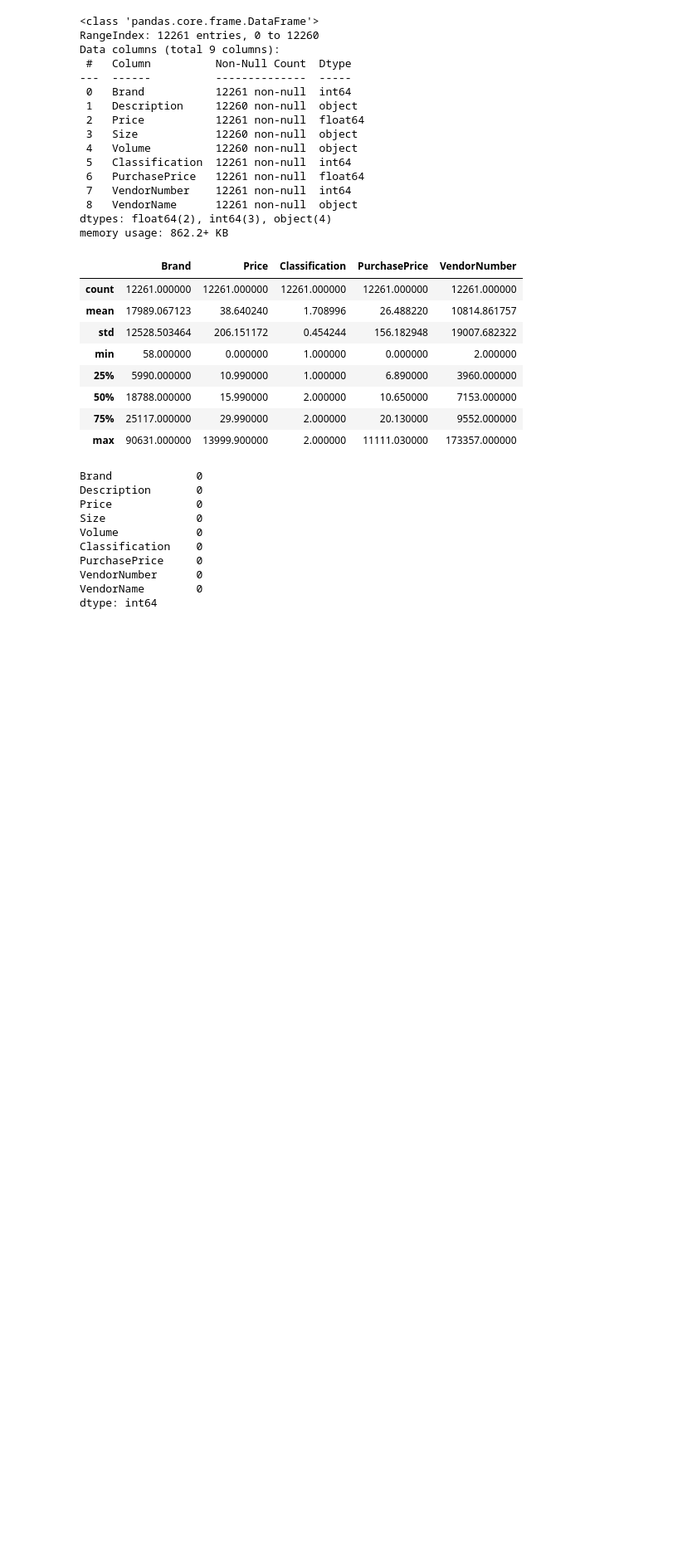
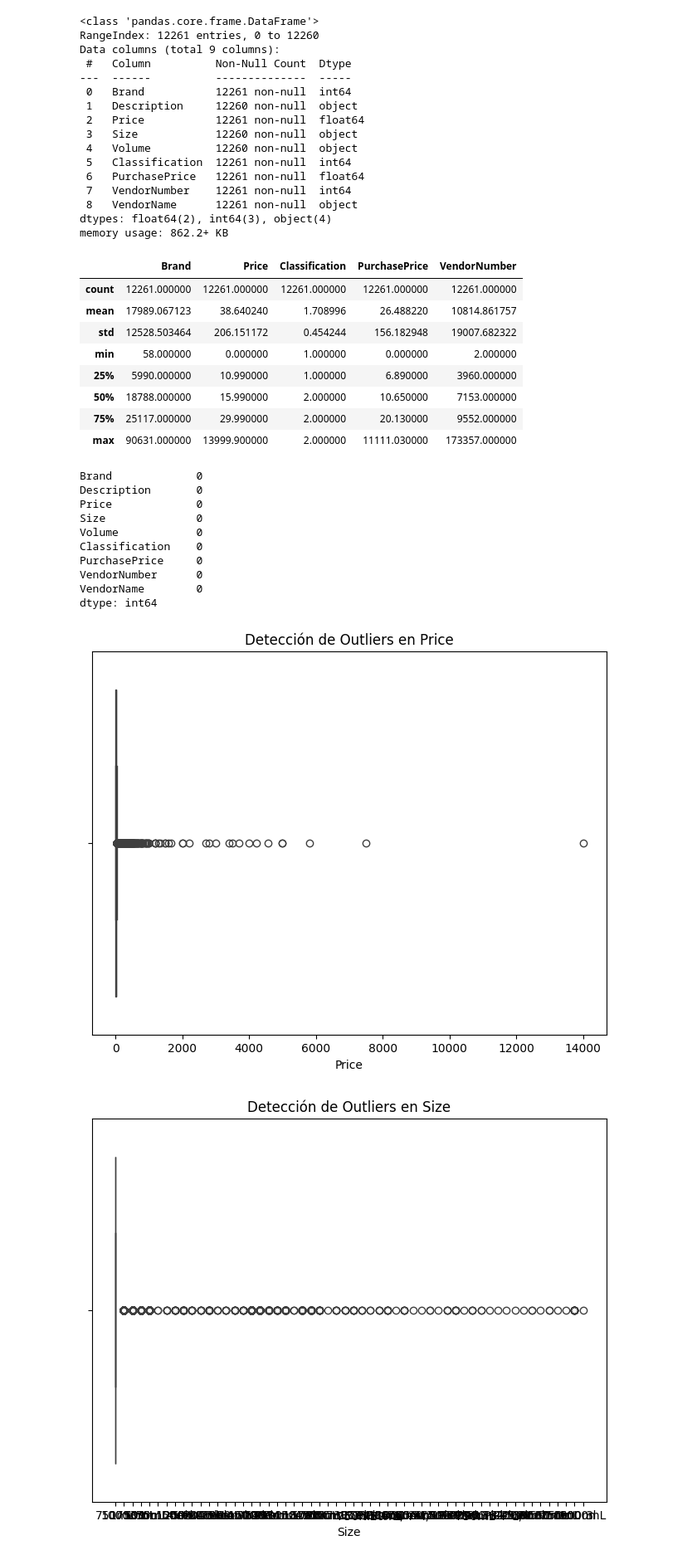
Before and after one commit to danipars/Analisis_Inventario_Distribuidora_Licores_AMCDrinks, a Jupyter notebook: EDA/Productos_2017.ipynb, the cells around one changed output. Shown at 83% size. Drawn from its saved outputs; the diff is of its cells as text; code cells hidden in the pictures; blank space fills up the shorter version.

Commit message:
Detección de outliers columnas

```diff
--- a/EDA/Productos_2017.ipynb
+++ b/EDA/Productos_2017.ipynb
@@ -77,8 +77,20 @@ dtype: int64
 # Eliminar filas con valores nulos (1 fila)
 df_2017PPD = df_2017PPD.dropna()
 # %%
-# Detección de outliers en la columna 'precio' (ajusta el nombre de la columna según tu dataset)
-plt.figure(figsize=(8,6))
-sns.boxplot(x=df_2017PPD['precio'])
-plt.title('Detección de Outliers en el Precio')
-plt.show()
+# Detección de outliers columnas (ajusta el nombre de la columna según el dataset)
+
+num_columns =  ['Price', 'Size', 'Classification', 'PurchasePrice']
+
+for columna in num_columns:
+    plt.figure(figsize=(8,6))
+    sns.boxplot(x=df_2017PPD[columna])
+    plt.title(f'Detección de Outliers en {columna}')
+    plt.show()
+
+#plt.figure(figsize=(8,6))
+#sns.boxplot(x=df_2017PPD['Price'])
+#plt.title('Detección de Outliers en el Precio')
+#plt.show()
+# %% [output]
+[figure, added]
+[figure, added]
```
Also changed, not shown: parts of 1 cell of this notebook.
